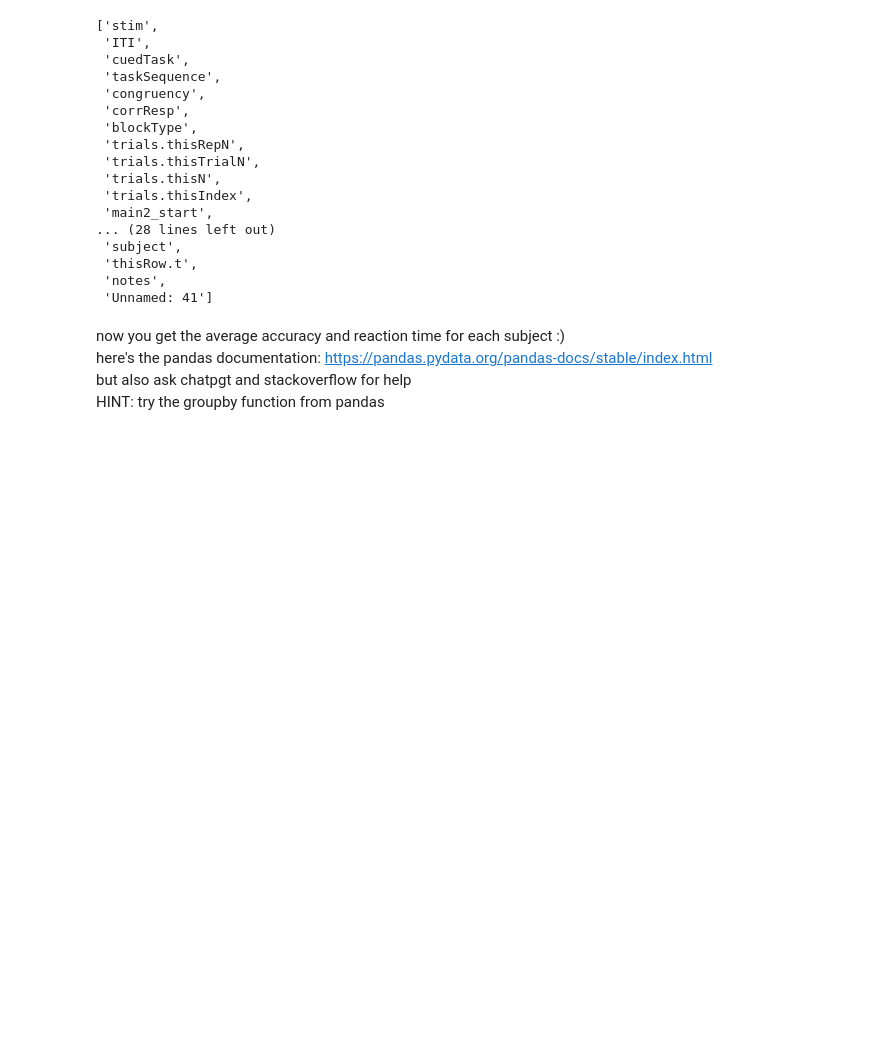
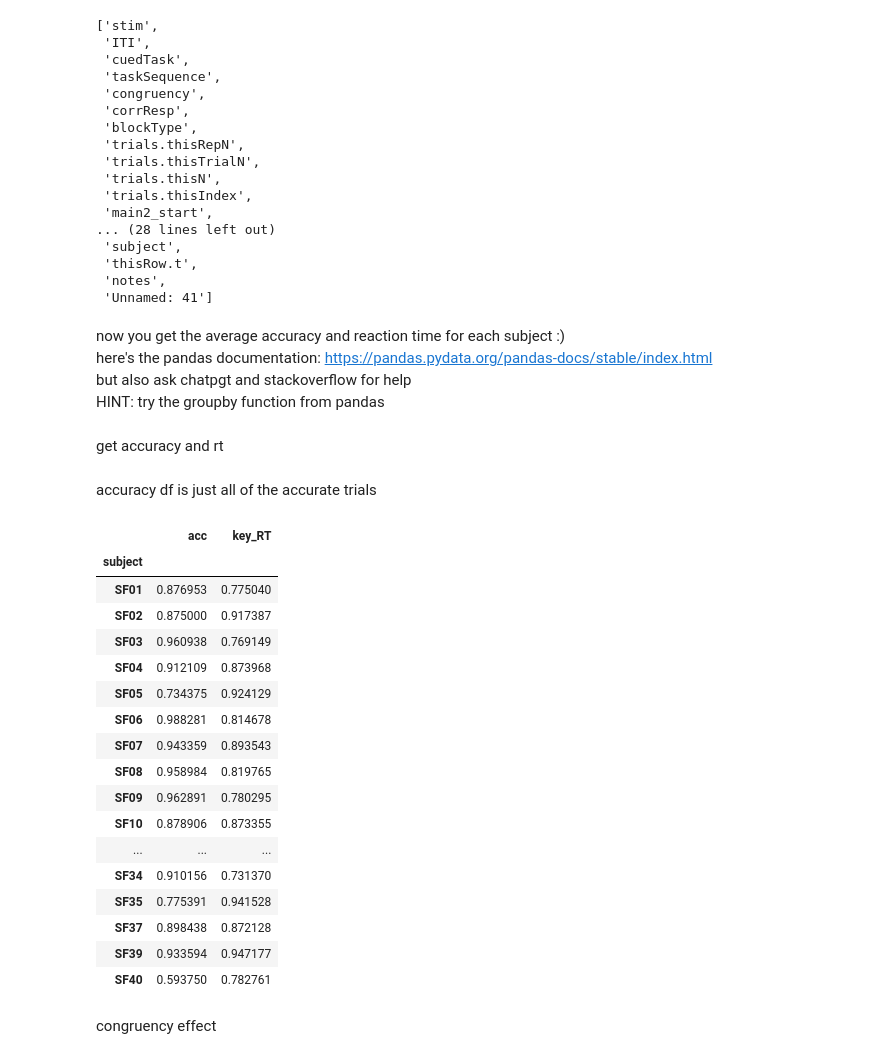
Before and after one commit to jimzhang629/StabFlexCNRISpring24, a Jupyter notebook: behavioralAnalysis_template.ipynb, the cells around one changed output. Saved outputs shown, nothing was run; the diff lists cells and outputs as text; code cells hidden in the pictures; blank space fills up the shorter version.

```diff
--- a/behavioralAnalysis_template.ipynb
+++ b/behavioralAnalysis_template.ipynb
@@ -110,3 +128,7 @@ now you get the average accuracy and reaction time for each subject :)
 here's the pandas documentation: https://pandas.pydata.org/pandas-docs/stable/index.html
 but also ask chatpgt and stackoverflow for help
 HINT: try the groupby function from pandas
+# %% [markdown]
+get accuracy and rt
+# %% [markdown]
+accuracy df is just all of the accurate trials
@@ -112,0 +150,23 @@ HINT: try the groupby function from pandas
+# %%
+overall_avg
+# %% [output]
+|  | acc | key_RT |
+| subject |  |  |
+| SF01 | 0.876953 | 0.775040 |
+| SF02 | 0.875000 | 0.917387 |
+| SF03 | 0.960938 | 0.769149 |
+| SF04 | 0.912109 | 0.873968 |
+| SF05 | 0.734375 | 0.924129 |
+| SF06 | 0.988281 | 0.814678 |
+| SF07 | 0.943359 | 0.893543 |
+| SF08 | 0.958984 | 0.819765 |
+| SF09 | 0.962891 | 0.780295 |
+| SF10 | 0.878906 | 0.873355 |
+| ... | ... | ... |
+| SF34 | 0.910156 | 0.731370 |
+| SF35 | 0.775391 | 0.941528 |
+| SF37 | 0.898438 | 0.872128 |
+| SF39 | 0.933594 | 0.947177 |
+| SF40 | 0.593750 | 0.782761 |
+# %% [markdown]
+congruency effect
```
Also changed, not shown: parts of 17 cells of this notebook.
